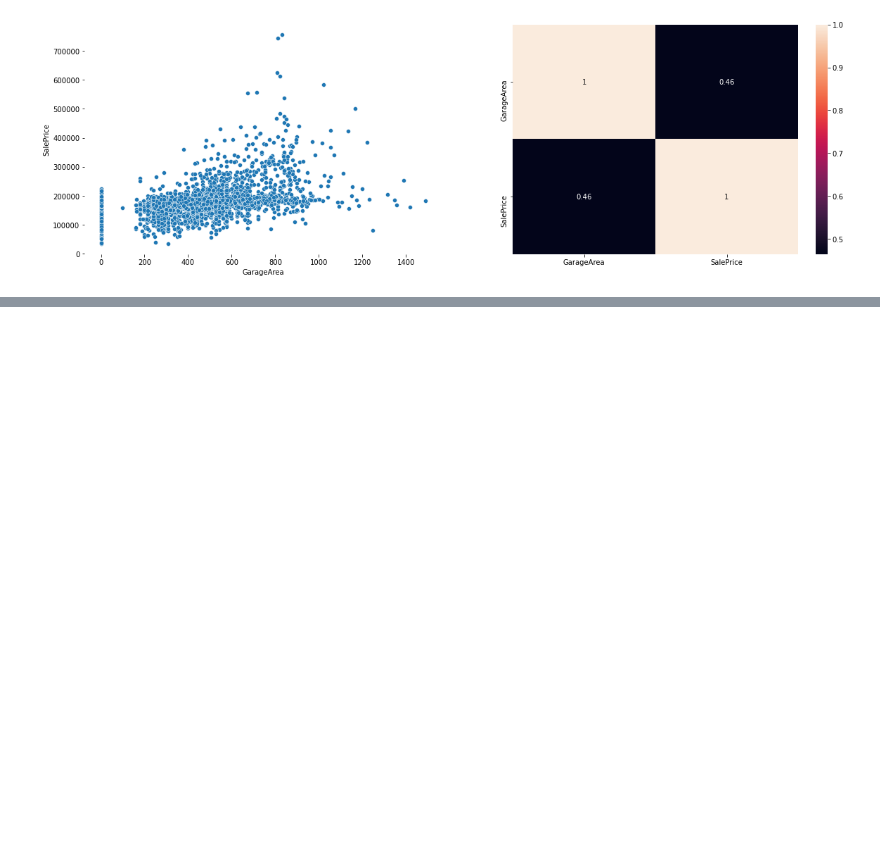
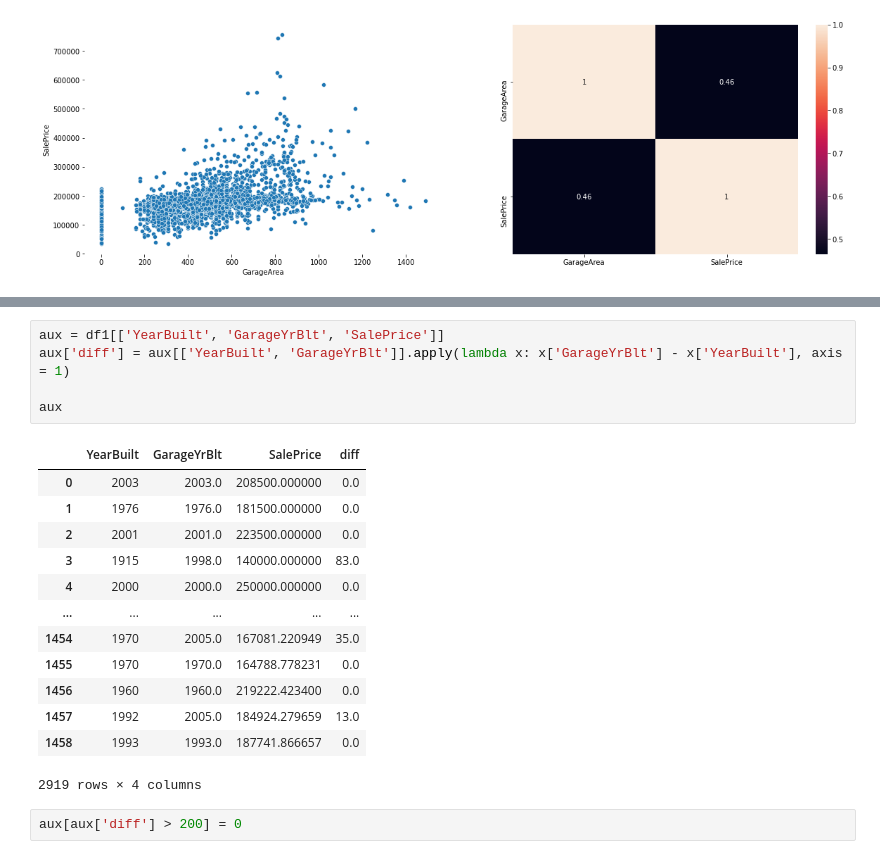
Before and after one commit to daianeklein/House-Prices-advRegressionTechniques, a Jupyter notebook: House-Prices-Adv-Regression-Techniques/01/House-Prices-Advanced-Regression-Techniques-Garage.ipynb, the cells around one changed output, grey strips where cells are left out. Saved outputs shown, nothing was run; the diff lists cells and outputs as text; blank space fills up the shorter version.

```diff
--- a/House-Prices-Adv-Regression-Techniques/01/House-Prices-Advanced-Regression-Techniques-Garage.ipynb
+++ b/House-Prices-Adv-Regression-Techniques/01/House-Prices-Advanced-Regression-Techniques-Garage.ipynb
@@ -404,0 +480,21 @@ sns.heatmap(df1[['GarageArea', 'SalePrice']].corr(method='pearson'), annot= True
+# %%
+aux = df1[['YearBuilt', 'GarageYrBlt', 'SalePrice']]
+aux['diff'] = aux[['YearBuilt', 'GarageYrBlt']].apply(lambda x: x['GarageYrBlt'] - x['YearBuilt'], axis = 1)
+
+aux
+# %% [output]
+|  | YearBuilt | GarageYrBlt | SalePrice | diff |
+| 0 | 2003 | 2003.0 | 208500.000000 | 0.0 |
+| 1 | 1976 | 1976.0 | 181500.000000 | 0.0 |
+| 2 | 2001 | 2001.0 | 223500.000000 | 0.0 |
+| 3 | 1915 | 1998.0 | 140000.000000 | 83.0 |
+| 4 | 2000 | 2000.0 | 250000.000000 | 0.0 |
+| ... | ... | ... | ... | ... |
+| 1454 | 1970 | 2005.0 | 167081.220949 | 35.0 |
+| 1455 | 1970 | 1970.0 | 164788.778231 | 0.0 |
+| 1456 | 1960 | 1960.0 | 219222.423400 | 0.0 |
+| 1457 | 1992 | 2005.0 | 184924.279659 | 13.0 |
+| 1458 | 1993 | 1993.0 | 187741.866657 | 0.0 |
+2919 rows × 4 columns
+# %%
+aux[aux['diff'] > 200] = 0
```
Also changed, not shown: parts of 13 cells of this notebook.
